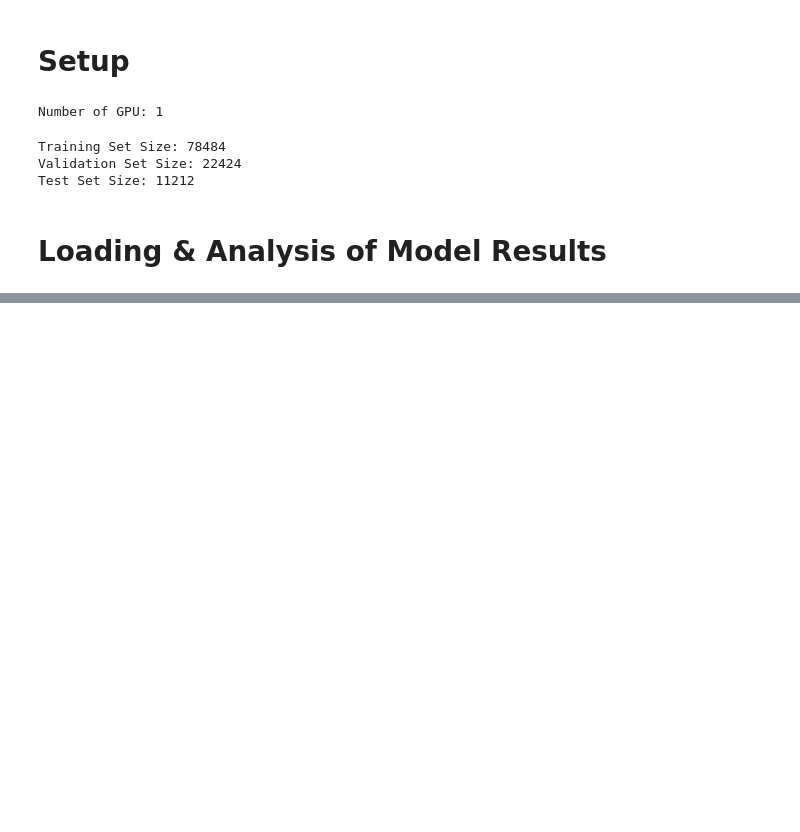
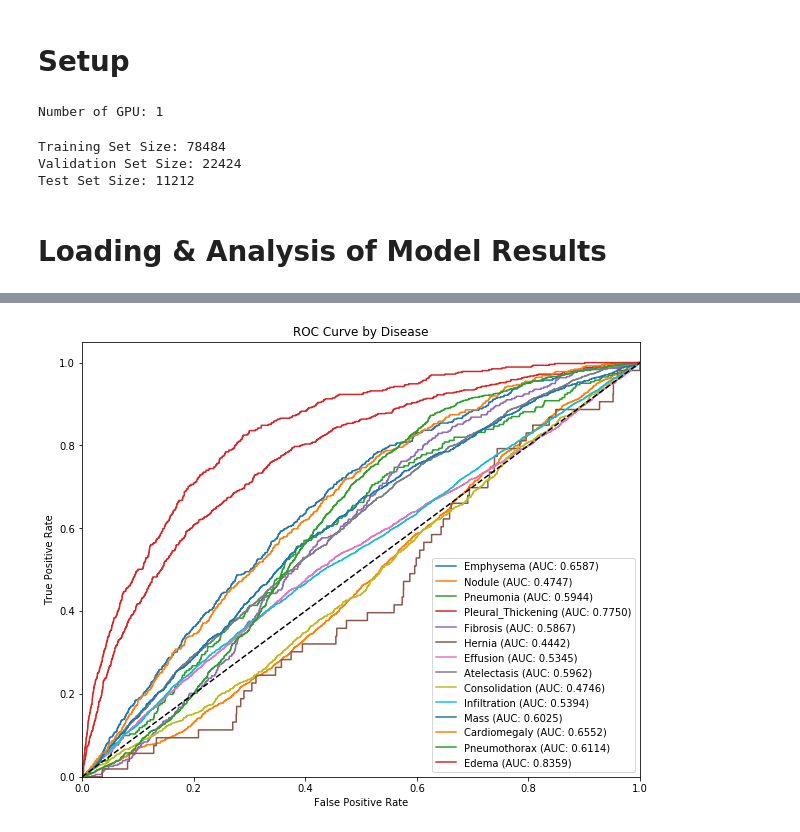
Before and after one commit to pmanion0/xrayproj, a Jupyter notebook: Load and Analyze Neural Network.ipynb, the cells around one changed output, grey strips where cells are left out. Cells and saved outputs as stored; diff of their text form; code cells hidden in the pictures; blank space fills up the shorter version.

```diff
--- a/Load and Analyze Neural Network.ipynb
+++ b/Load and Analyze Neural Network.ipynb
@@ -190,7 +190,7 @@ def plot_auc_curves(in_evaluator):
 
     for idx, (auc, tpr, fpr) in enumerate(auc_out):
         disease = index_to_label[idx]
-        plt.plot(fpr, tpr, label="{0} (AUC: {1:0.3f})".format(disease, auc))
+        plt.plot(fpr, tpr, label="{0} (AUC: {1:0.4f})".format(disease, auc))
 
     plt.plot([0, 1], [0, 1], 'k--')
     plt.xlim([0.0, 1.0])
@@ -573,0 +560,14 @@ plot_auc_curves(epoch_evals[epoch]['val'])
+# %%
+model_type_list = [
+    'resnet18_all_layers',
+    'resnet18_all_layers_imgflip',
+    'resnet18_notpretrained',
+    'resnet18_onlyfc',
+    'resnet34_all_layers_imgflip',
+    'resnet50_all_layers_imgflip']
+
+#for model_type in model_type_list:
+#    print(model_type)
+
+model_type = model_type_list[0]
+model_ft = load_trained_model(model_type)
@@ -573,0 +579,3 @@ plot_auc_curves(epoch_evals[epoch]['val'])
+# %%
+e = ModelEvaluator(model_ft, dataloaders['val'])
+e.run()
@@ -573,0 +597,4 @@ plot_auc_curves(epoch_evals[epoch]['val'])
+# %%
+plot_auc_curves(e)
+# %% [output]
+[figure, added]
```
Also changed, not shown: parts of 12 cells of this notebook, 1 other file.
